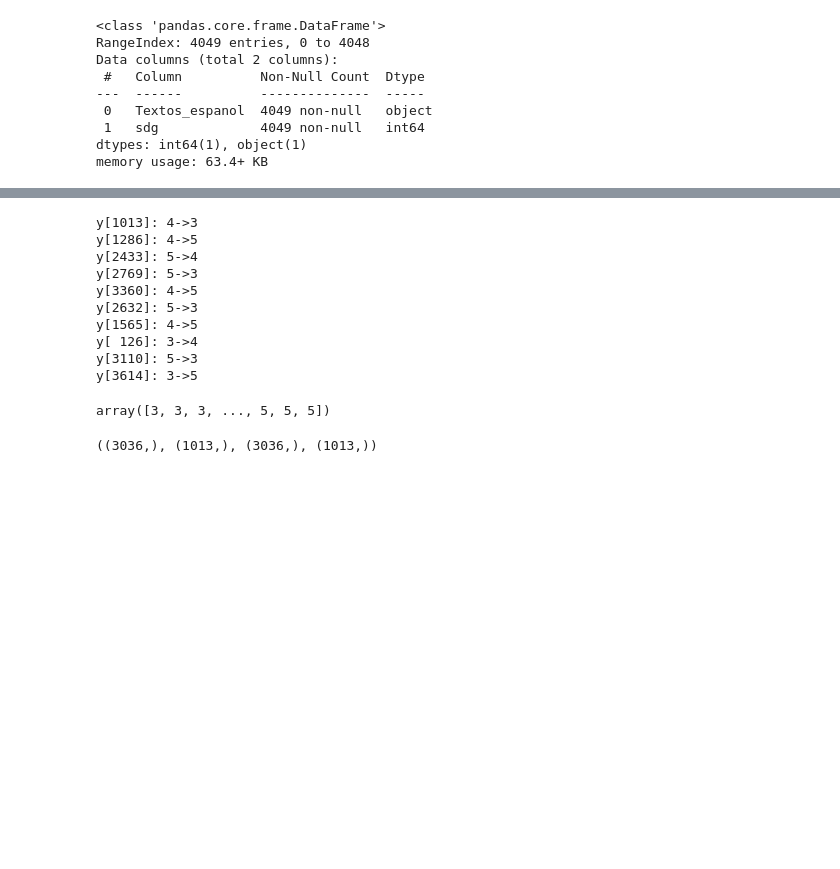
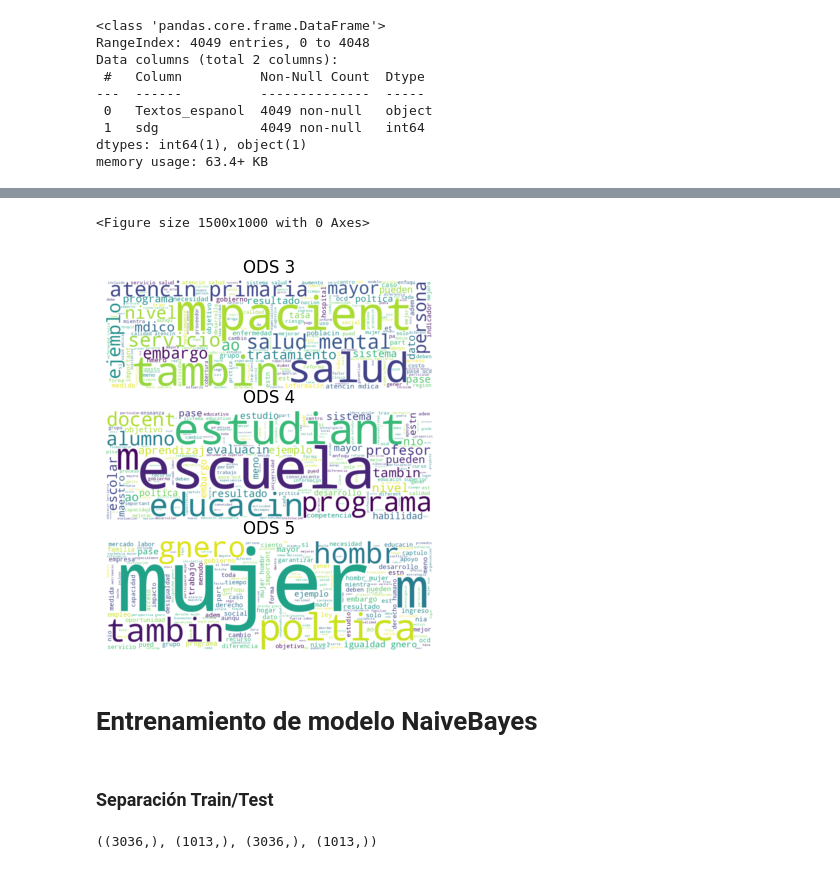
Before and after one commit to Danielfts/BI_PROY1_2402, a Jupyter notebook: Proyecto 1/Etapa 1/Modelo_B/modelo_b.ipynb, the cells around one changed output, grey strips where cells are left out. Cells and saved outputs as stored; diff of their text form; code cells hidden in the pictures; blank space fills up the shorter version.

```diff
--- a/Proyecto 1/Etapa 1/Modelo_B/modelo_b.ipynb
+++ b/Proyecto 1/Etapa 1/Modelo_B/modelo_b.ipynb
@@ -85,34 +110,30 @@ df_cleaned['Clean_Text'] = norm_corpus
+# %%
+category_words = {}
+for category in df_cleaned['sdg'].unique():
+    category_words[category] = ' '.join(df_cleaned[df_cleaned['sdg'] == category]['Clean_Text'])
+# %%
+plt.figure(figsize=(15, 10))
+
+f, axes = plt.subplots(3, 1)
+
+for i, category in enumerate(df_cleaned['sdg'].unique()):
+    axes[i].imshow(WordCloud(width=1200, height=400, background_color='white').generate(category_words[category]), interpolation='bilinear')
+    axes[i].set_title(f'ODS {category}')
+    axes[i].axis('off')
+
+plt.show()
+# %% [output]
+<Figure size 1500x1000 with 0 Axes>
+[figure, added]
+# %% [markdown]
+# Entrenamiento de modelo NaiveBayes
+# %% [markdown]
+### Separación Train/Test
 # %%
 from sklearn.model_selection import train_test_split
 
 x = np.array(df_cleaned['Clean_Text'])
 y = np.array(df_cleaned['sdg'])
-# %%
-# Insert errors in y to reduce bias
-possibles_sdgs = [3, 4, 5]
-def insert_errors(original_sdg, n_replacements, verbose=False):
-  random_indices = np.random.choice(y.size, n_replacements, replace=False)
-
-  for i in random_indices:
-    old_value = y[i]
-    y[i] = np.random.choice(possibles_sdgs)
-    while y[i] == old_value:
-      y[i] = np.random.choice(possibles_sdgs)
-    print(f"y[{i:>4}]: {old_value:}->{y[i]}") if verbose else None
-
-insert_errors(y, 10, verbose=True)
-# %% [output]
-y[1013]: 4->3
-y[1286]: 4->5
-y[2433]: 5->4
-y[2769]: 5->3
-y[3360]: 4->5
-y[2632]: 5->3
-y[1565]: 4->5
-y[ 126]: 3->4
-y[3110]: 5->3
-y[3614]: 3->5
-array([3, 3, 3, ..., 5, 5, 5])
 # %%
 # Split test and train data
 x_train, x_test, y_train, y_test = train_test_split(x, y, test_size=0.25, random_state=1)
```
Also changed, not shown: parts of 37 cells of this notebook, 4 other files.
